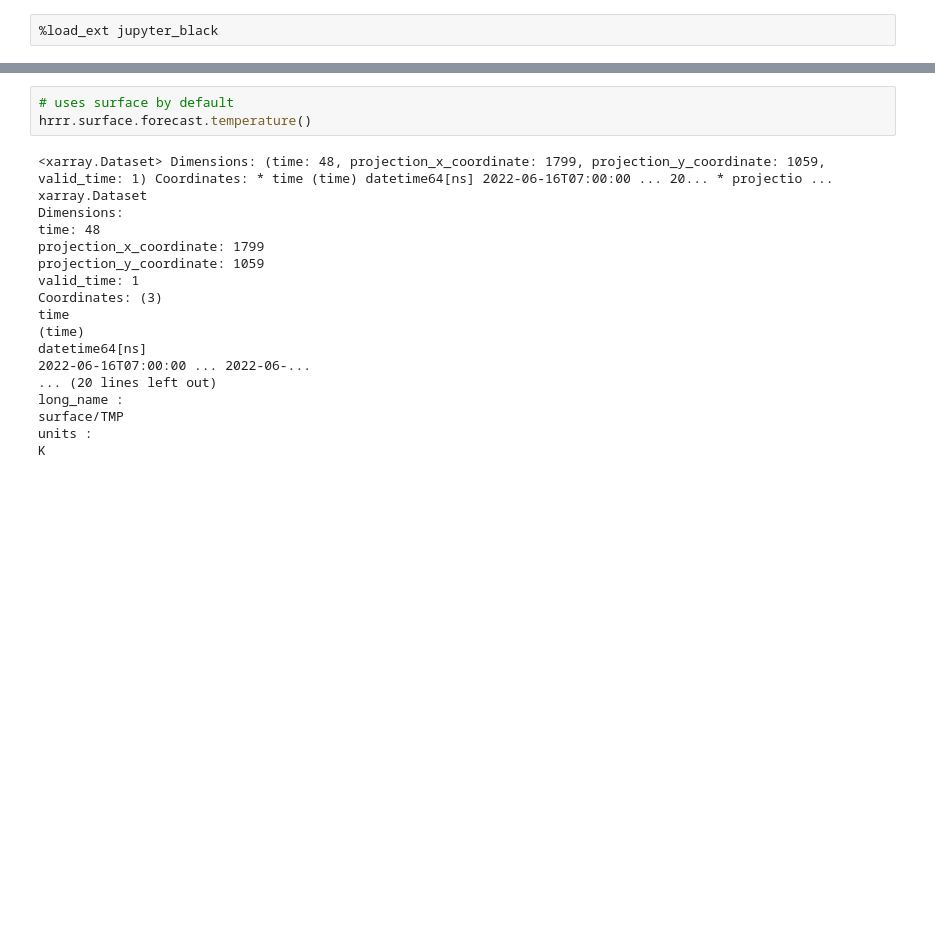
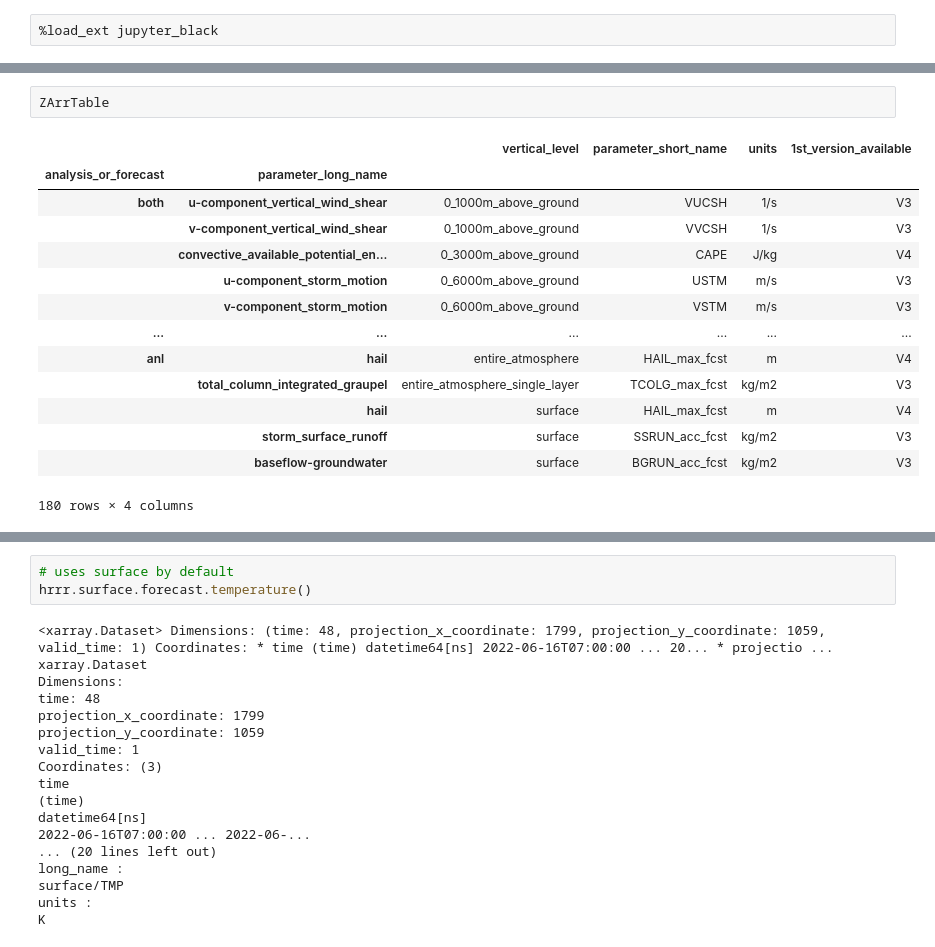
Before and after one commit to leaver2000/griblib, a Jupyter notebook: notebooks/zarr-s3-hrrr.ipynb, the cells around one changed output, grey strips where cells are left out. Drawn from its saved outputs; the diff is of its cells as text; blank space fills up the shorter version.

Commit message:
formatted zarr notebook

```diff
--- a/notebooks/zarr-s3-hrrr.ipynb
+++ b/notebooks/zarr-s3-hrrr.ipynb
@@ -3 +15,18 @@
+# %%
+ZArrTable
+# %% [output]
+|  |  | vertical_level | parameter_short_name | units | 1st_version_available |
+| analysis_or_forecast | parameter_long_name |  |  |  |  |
+| both | u-component_vertical_wind_shear | 0_1000m_above_ground | VUCSH | 1/s | V3 |
+|  | v-component_vertical_wind_shear | 0_1000m_above_ground | VVCSH | 1/s | V3 |
+|  | convective_available_potential_en... | 0_3000m_above_ground | CAPE | J/kg | V4 |
+|  | u-component_storm_motion | 0_6000m_above_ground | USTM | m/s | V3 |
+|  | v-component_storm_motion | 0_6000m_above_ground | VSTM | m/s | V3 |
+| ... | ... | ... | ... | ... | ... |
+| anl | hail | entire_atmosphere | HAIL_max_fcst | m | V4 |
+|  | total_column_integrated_graupel | entire_atmosphere_single_layer | TCOLG_max_fcst | kg/m2 | V3 |
+|  | hail | surface | HAIL_max_fcst | m | V4 |
+|  | storm_surface_runoff | surface | SSRUN_acc_fcst | kg/m2 | V3 |
+|  | baseflow-groundwater | surface | BGRUN_acc_fcst | kg/m2 | V3 |
+180 rows × 4 columns
 # %%
```
Also changed, not shown: parts of 2 cells of this notebook.
